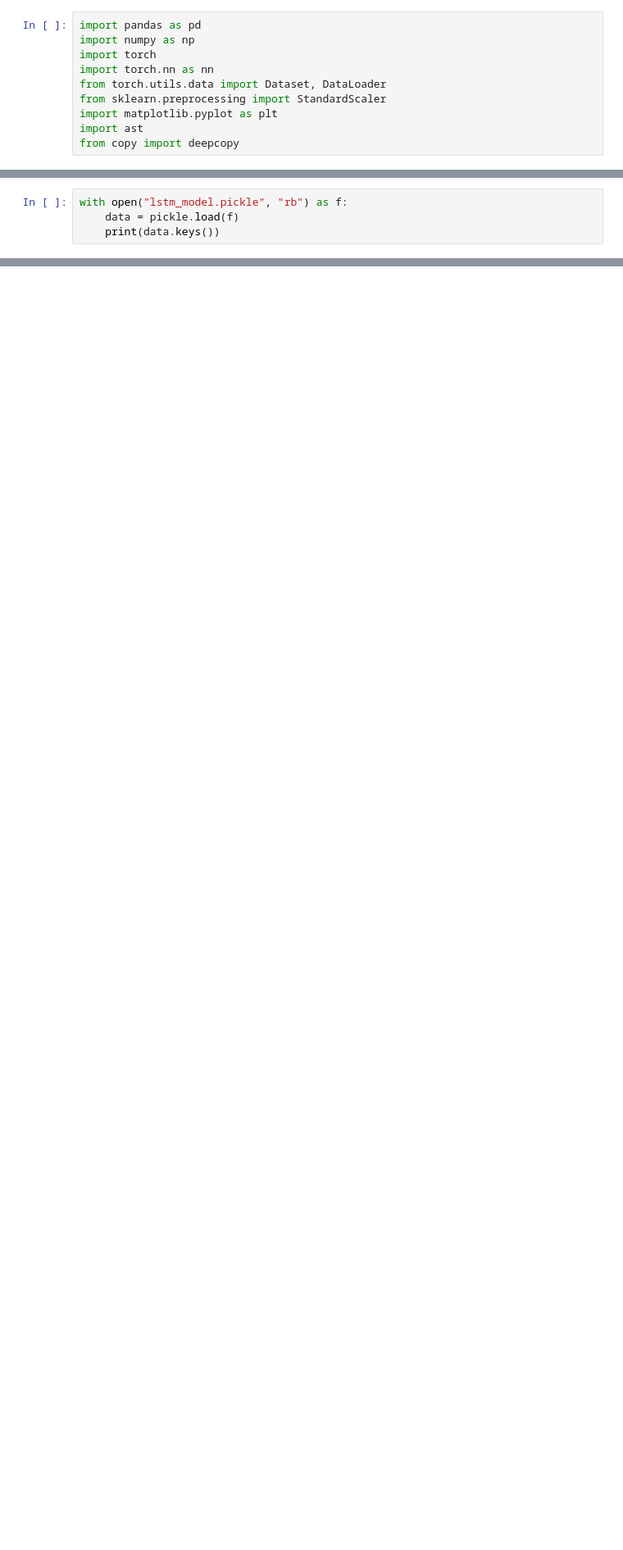
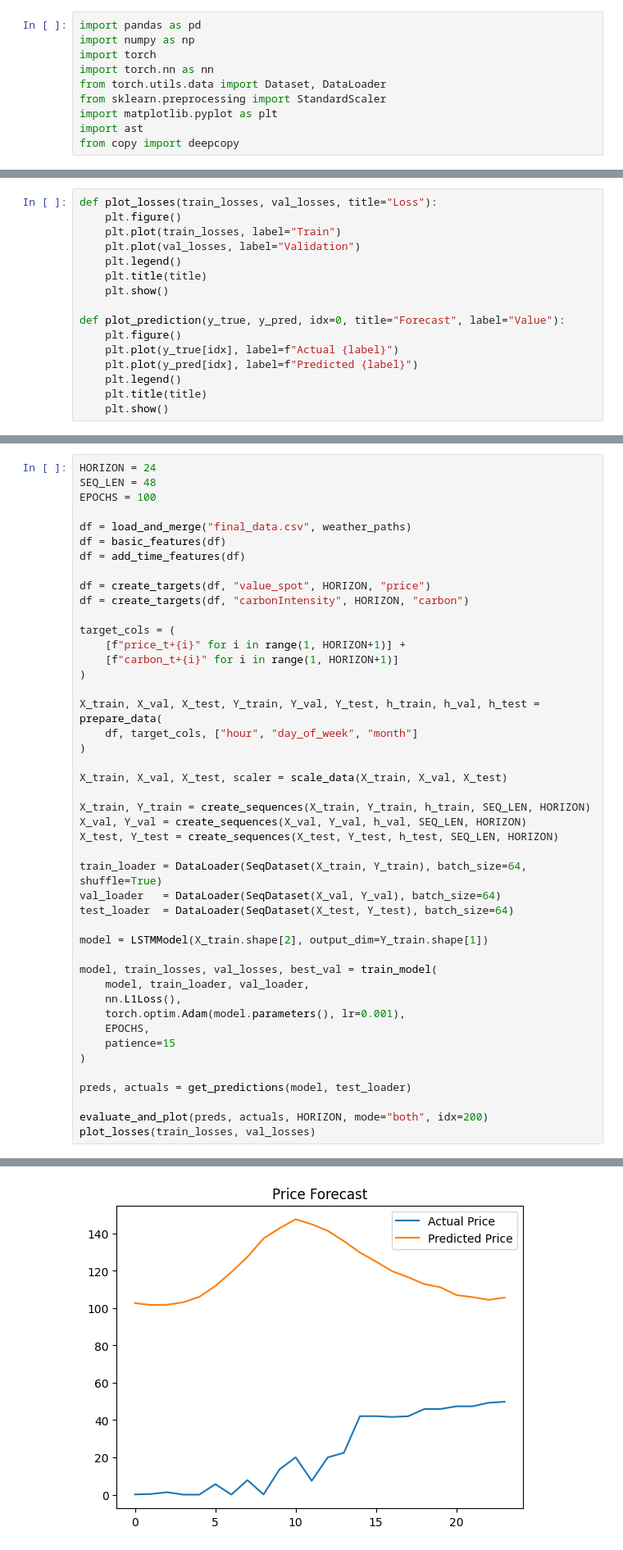
Before and after one commit to JonasDennisHansen/Advanced_business_analytics, a Jupyter notebook: LSTM_ludvig.ipynb, the cells around one changed output, grey strips where cells are left out. Shown at 82% size. Cells and saved outputs as stored; diff of their text form; blank space fills up the shorter version.

```diff
--- a/LSTM_ludvig.ipynb
+++ b/LSTM_ludvig.ipynb
@@ -1030,4 +14,0 @@ with open("lstm_model.pickle", "wb") as f:
-# %%
-with open("lstm_model.pickle", "rb") as f:
-    data = pickle.load(f)
-    print(data.keys())
@@ -1036,0 +241,16 @@ KeyError: 'model'
+# %%
+def plot_losses(train_losses, val_losses, title="Loss"):
+    plt.figure()
+    plt.plot(train_losses, label="Train")
+    plt.plot(val_losses, label="Validation")
+    plt.legend()
+    plt.title(title)
+    plt.show()
+
+def plot_prediction(y_true, y_pred, idx=0, title="Forecast", label="Value"):
+    plt.figure()
+    plt.plot(y_true[idx], label=f"Actual {label}")
+    plt.plot(y_pred[idx], label=f"Predicted {label}")
+    plt.legend()
+    plt.title(title)
+    plt.show()
@@ -1036,0 +294,46 @@ KeyError: 'model'
+# %%
+HORIZON = 24
+SEQ_LEN = 48
+EPOCHS = 100
+
+df = load_and_merge("final_data.csv", weather_paths)
+df = basic_features(df)
+df = add_time_features(df)
+
+df = create_targets(df, "value_spot", HORIZON, "price")
+df = create_targets(df, "carbonIntensity", HORIZON, "carbon")
+
+target_cols = (
+    [f"price_t+{i}" for i in range(1, HORIZON+1)] +
+    [f"carbon_t+{i}" for i in range(1, HORIZON+1)]
+)
+
+X_train, X_val, X_test, Y_train, Y_val, Y_test, h_train, h_val, h_test = prepare_data(
+    df, target_cols, ["hour", "day_of_week", "month"]
+)
+
+X_train, X_val, X_test, scaler = scale_data(X_train, X_val, X_test)
+
+X_train, Y_train = create_sequences(X_train, Y_train, h_train, SEQ_LEN, HORIZON)
+X_val, Y_val = create_sequences(X_val, Y_val, h_val, SEQ_LEN, HORIZON)
+X_test, Y_test = create_sequences(X_test, Y_test, h_test, SEQ_LEN, HORIZON)
+
+train_loader = DataLoader(SeqDataset(X_train, Y_train), batch_size=64, shuffle=True)
+val_loader   = DataLoader(SeqDataset(X_val, Y_val), batch_size=64)
+test_loader  = DataLoader(SeqDataset(X_test, Y_test), batch_size=64)
+
+model = LSTMModel(X_train.shape[2], output_dim=Y_train.shape[1])
+
+model, train_losses, val_losses, best_val = train_model(
+    model, train_loader, val_loader,
+    nn.L1Loss(),
+    torch.optim.Adam(model.parameters(), lr=0.001),
+    EPOCHS,
+    patience=15
+)
+
+preds, actuals = get_predictions(model, test_loader)
+
+evaluate_and_plot(preds, actuals, HORIZON, mode="both", idx=200)
+plot_losses(train_losses, val_losses)
+# %% [output]
@@ -1036,0 +357 @@ KeyError: 'model'
+[figure, added]
```
Also changed, not shown: parts of 50 cells of this notebook.
